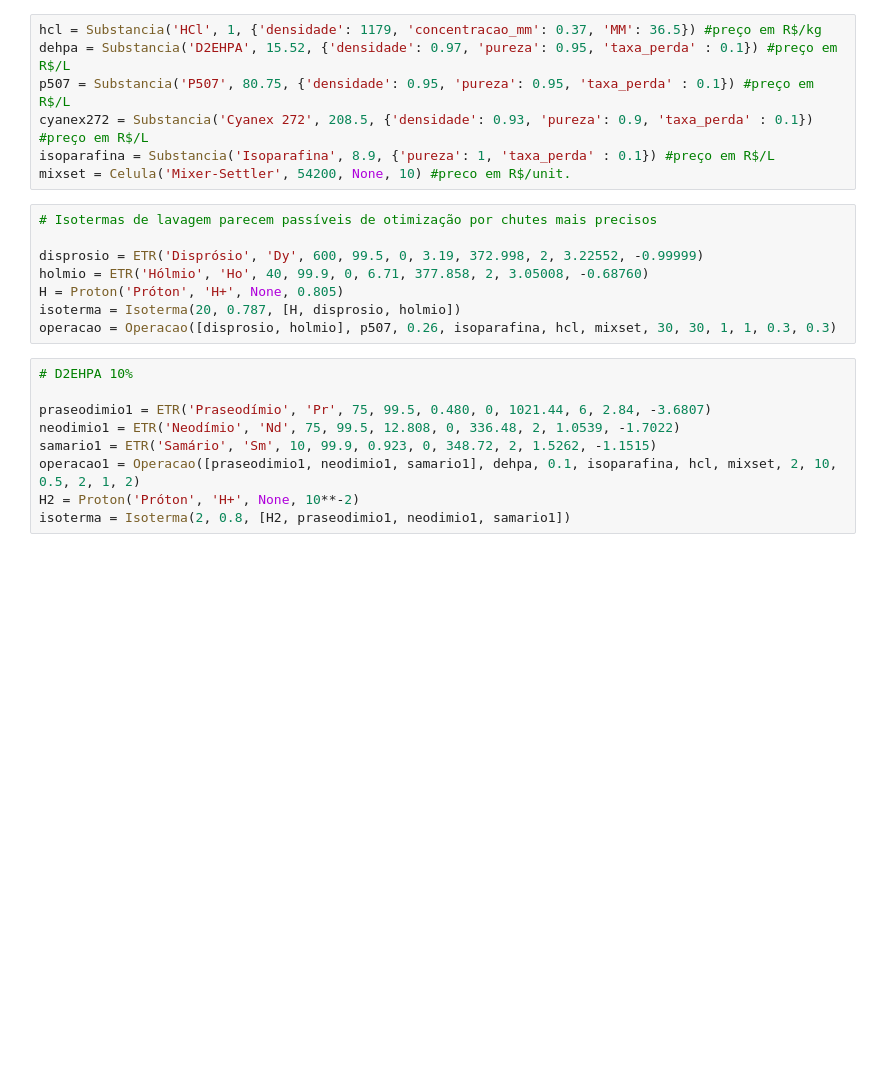
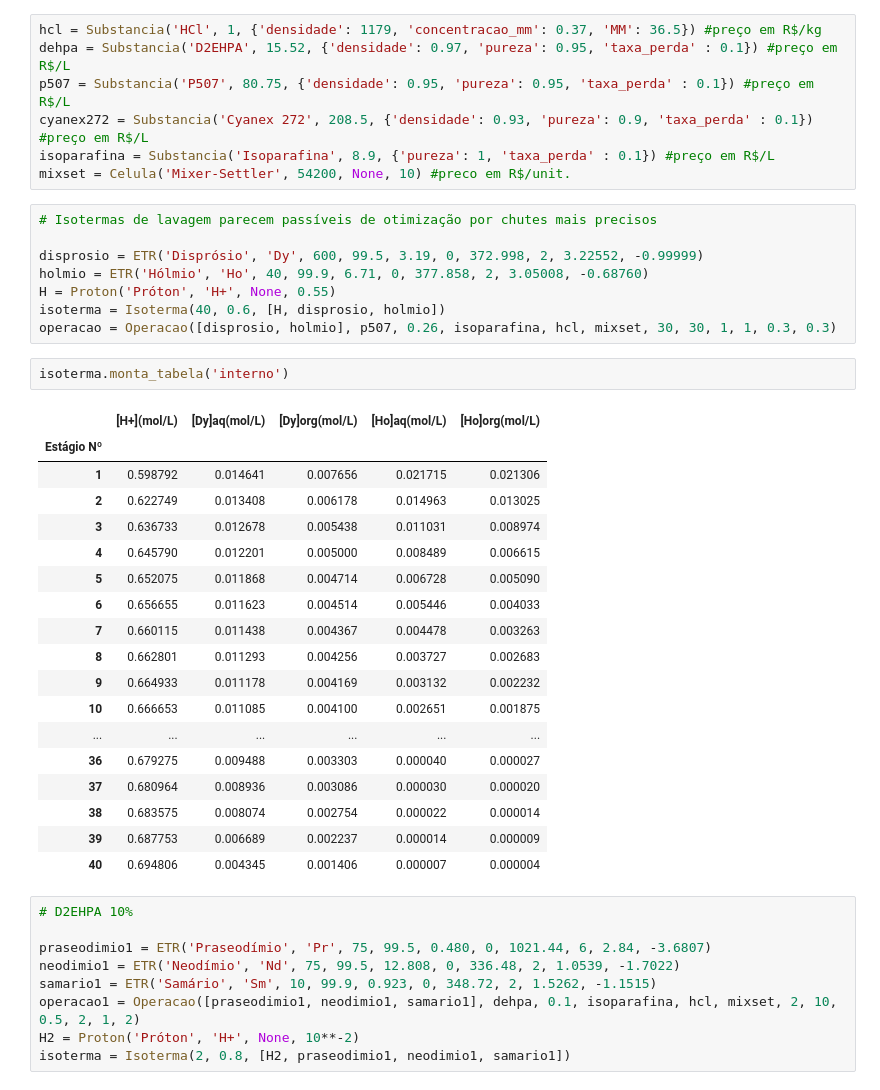
Before and after one commit to joao-mbn/rare-earth-modelling, a Jupyter notebook: API/Isoterma OOP.ipynb, the cells around one changed output. Drawn from its saved outputs; the diff is of its cells as text; blank space fills up the shorter version.

```diff
--- a/API/Isoterma OOP.ipynb
+++ b/API/Isoterma OOP.ipynb
@@ -599,11 +600,32 @@ mixset = Celula('Mixer-Settler', 54200, None, 10) #preco em R$/unit.
 # %%
 # Isotermas de lavagem parecem passíveis de otimização por chutes mais precisos
 
-disprosio = ETR('Disprósio', 'Dy', 600, 99.5, 0, 3.19, 372.998, 2, 3.22552, -0.99999)
-holmio = ETR('Hólmio', 'Ho', 40, 99.9, 0, 6.71, 377.858, 2, 3.05008, -0.68760)
-H = Proton('Próton', 'H+', None, 0.805)
-isoterma = Isoterma(20, 0.787, [H, disprosio, holmio])
+disprosio = ETR('Disprósio', 'Dy', 600, 99.5, 3.19, 0, 372.998, 2, 3.22552, -0.99999)
+holmio = ETR('Hólmio', 'Ho', 40, 99.9, 6.71, 0, 377.858, 2, 3.05008, -0.68760)
+H = Proton('Próton', 'H+', None, 0.55)
+isoterma = Isoterma(40, 0.6, [H, disprosio, holmio])
 operacao = Operacao([disprosio, holmio], p507, 0.26, isoparafina, hcl, mixset, 30, 30, 1, 1, 0.3, 0.3)
+# %%
+isoterma.monta_tabela('interno')
+# %% [output]
+|  | [H+](mol/L) | [Dy]aq(mol/L) | [Dy]org(mol/L) | [Ho]aq(mol/L) | [Ho]org(mol/L) |
+| Estágio Nº |  |  |  |  |  |
+| 1 | 0.598792 | 0.014641 | 0.007656 | 0.021715 | 0.021306 |
+| 2 | 0.622749 | 0.013408 | 0.006178 | 0.014963 | 0.013025 |
+| 3 | 0.636733 | 0.012678 | 0.005438 | 0.011031 | 0.008974 |
+| 4 | 0.645790 | 0.012201 | 0.005000 | 0.008489 | 0.006615 |
+| 5 | 0.652075 | 0.011868 | 0.004714 | 0.006728 | 0.005090 |
+| 6 | 0.656655 | 0.011623 | 0.004514 | 0.005446 | 0.004033 |
+| 7 | 0.660115 | 0.011438 | 0.004367 | 0.004478 | 0.003263 |
+| 8 | 0.662801 | 0.011293 | 0.004256 | 0.003727 | 0.002683 |
+| 9 | 0.664933 | 0.011178 | 0.004169 | 0.003132 | 0.002232 |
+| 10 | 0.666653 | 0.011085 | 0.004100 | 0.002651 | 0.001875 |
+| ... | ... | ... | ... | ... | ... |
+| 36 | 0.679275 | 0.009488 | 0.003303 | 0.000040 | 0.000027 |
+| 37 | 0.680964 | 0.008936 | 0.003086 | 0.000030 | 0.000020 |
+| 38 | 0.683575 | 0.008074 | 0.002754 | 0.000022 | 0.000014 |
+| 39 | 0.687753 | 0.006689 | 0.002237 | 0.000014 | 0.000009 |
+| 40 | 0.694806 | 0.004345 | 0.001406 | 0.000007 | 0.000004 |
 # %%
 # D2EHPA 10%
 
```
Also changed, not shown: parts of 1 cell of this notebook, 1 other file.
